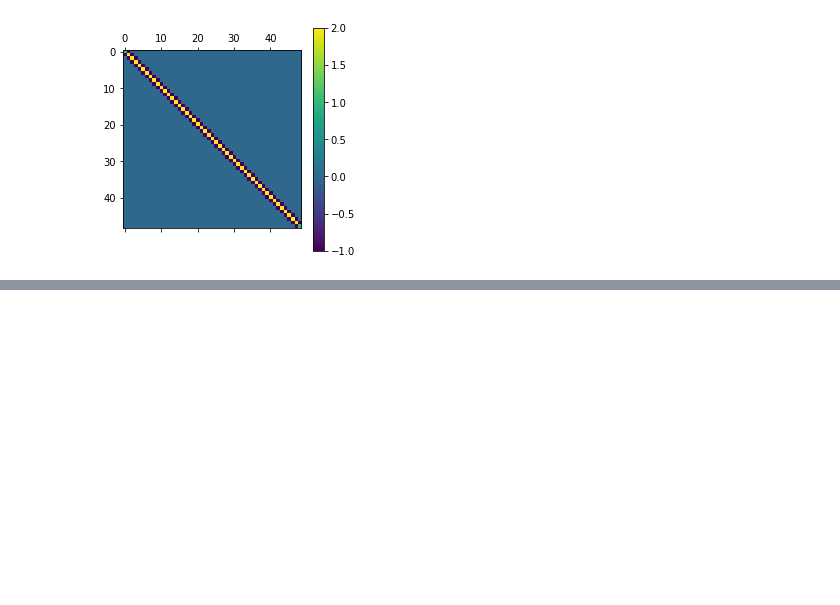
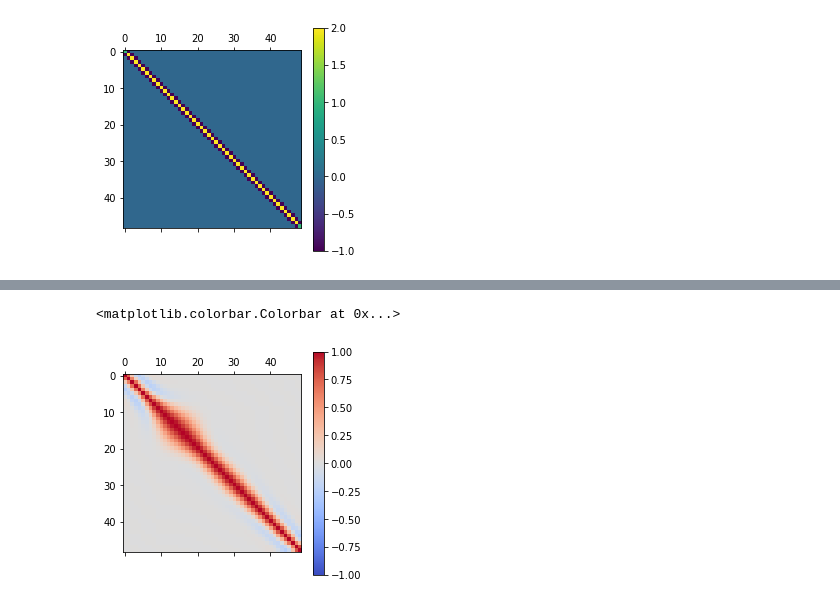
Before and after one commit to ast0815/regularisation, a Jupyter notebook: toy.ipynb, the cells around one changed output, grey strips where cells are left out. Saved outputs shown, nothing was run; the diff lists cells and outputs as text; code cells hidden in the pictures; blank space fills up the shorter version.

Commit message:
Add alt metrics.

```diff
--- a/toy.ipynb
+++ b/toy.ipynb
@@ -137,0 +141,16 @@ for x, y, tau in zip(bias, jaggedness, tau_list):
+# %%
+# Alt metrics
+# Determinant of covariance/correlation matrix as measure of overall correlation?
+cov_list = [A @ cov_unfolded @ A.T for A in A_list]
+cor_list = [
+    np.diag(np.diag(cov) ** (-0.5)) @ cov @ np.diag(np.diag(cov) ** (-0.5))
+    for cov in cov_list
+]
+cov_det_list = [np.linalg.det(cov) for cov in cov_list]
+cor_det_list = [np.linalg.det(cor) for cor in cor_list]
+# %%
+plt.matshow(cor_list[-1], cmap="coolwarm", vmin=-1, vmax=1)
+plt.colorbar()
+# %% [output]
+<matplotlib.colorbar.Colorbar at 0x...>
+[figure, added]
```
Also changed, not shown: parts of 13 cells of this notebook.
